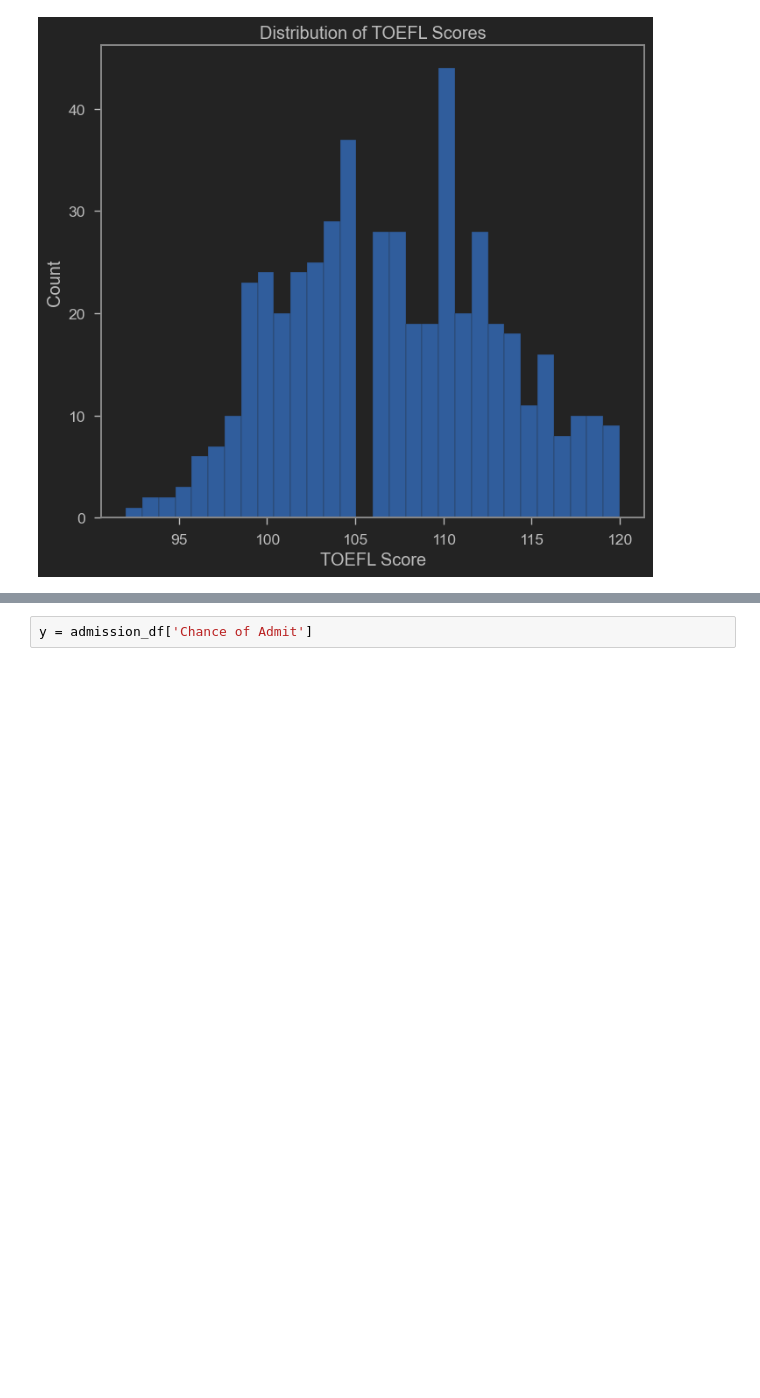
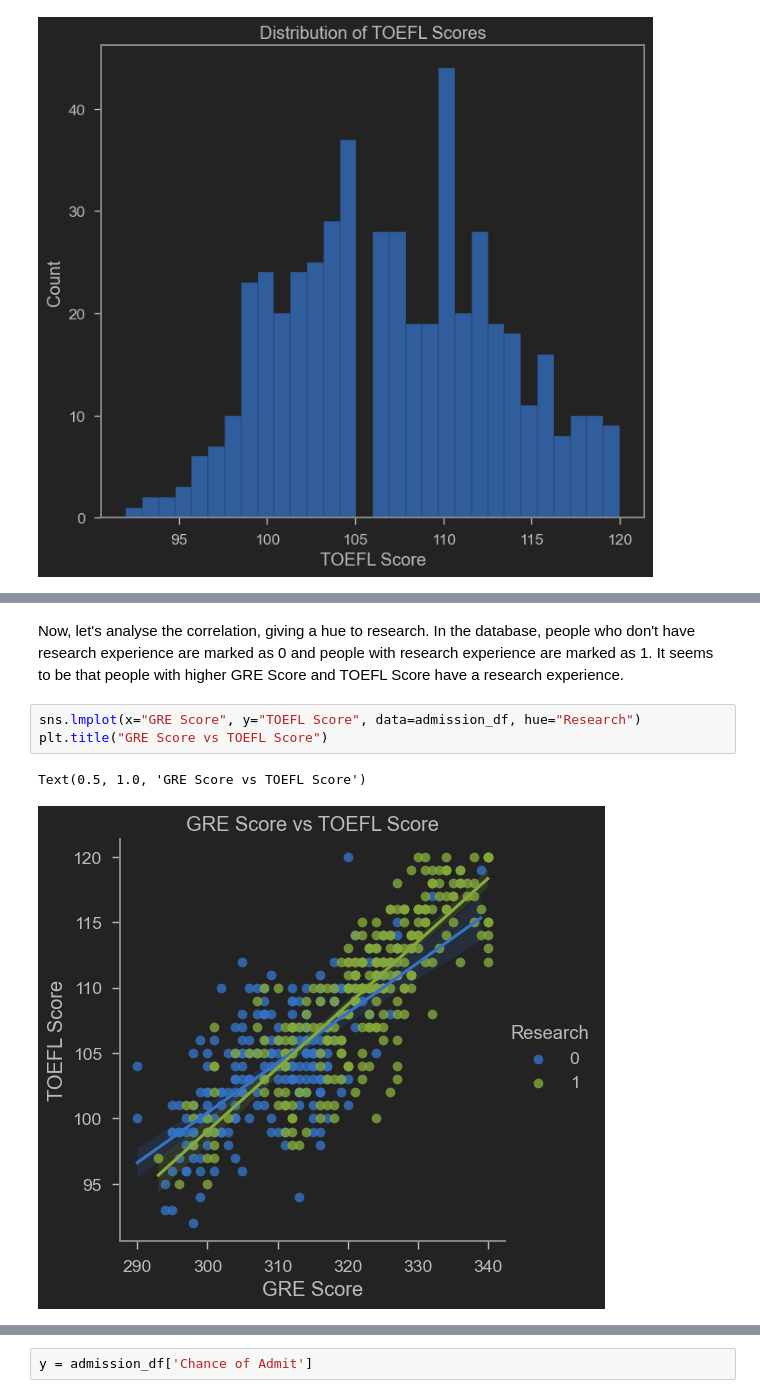
Before and after one commit to leon-czarlinski/UniversityAdmission, a Jupyter notebook: src/Graduate_Admission_Prediction.ipynb, the cells around one changed output, grey strips where cells are left out. Drawn from its saved outputs; the diff is of its cells as text; blank space fills up the shorter version.

```diff
--- a/src/Graduate_Admission_Prediction.ipynb
+++ b/src/Graduate_Admission_Prediction.ipynb
@@ -265,0 +270,8 @@ x = admission_df.drop(columns = ['Chance of Admit'])
+# %% [markdown]
+Now, let's analyse the correlation, giving a hue to research. In the database, people who don't have research experience are marked as 0 and people with research experience are marked as 1. It seems to be that people with higher GRE Score and TOEFL Score have a research experience.
+# %%
+sns.lmplot(x="GRE Score", y="TOEFL Score", data=admission_df, hue="Research")
+plt.title("GRE Score vs TOEFL Score")
+# %% [output]
+Text(0.5, 1.0, 'GRE Score vs TOEFL Score')
+[figure, added]
```
Also changed, not shown: parts of 37 cells of this notebook.
